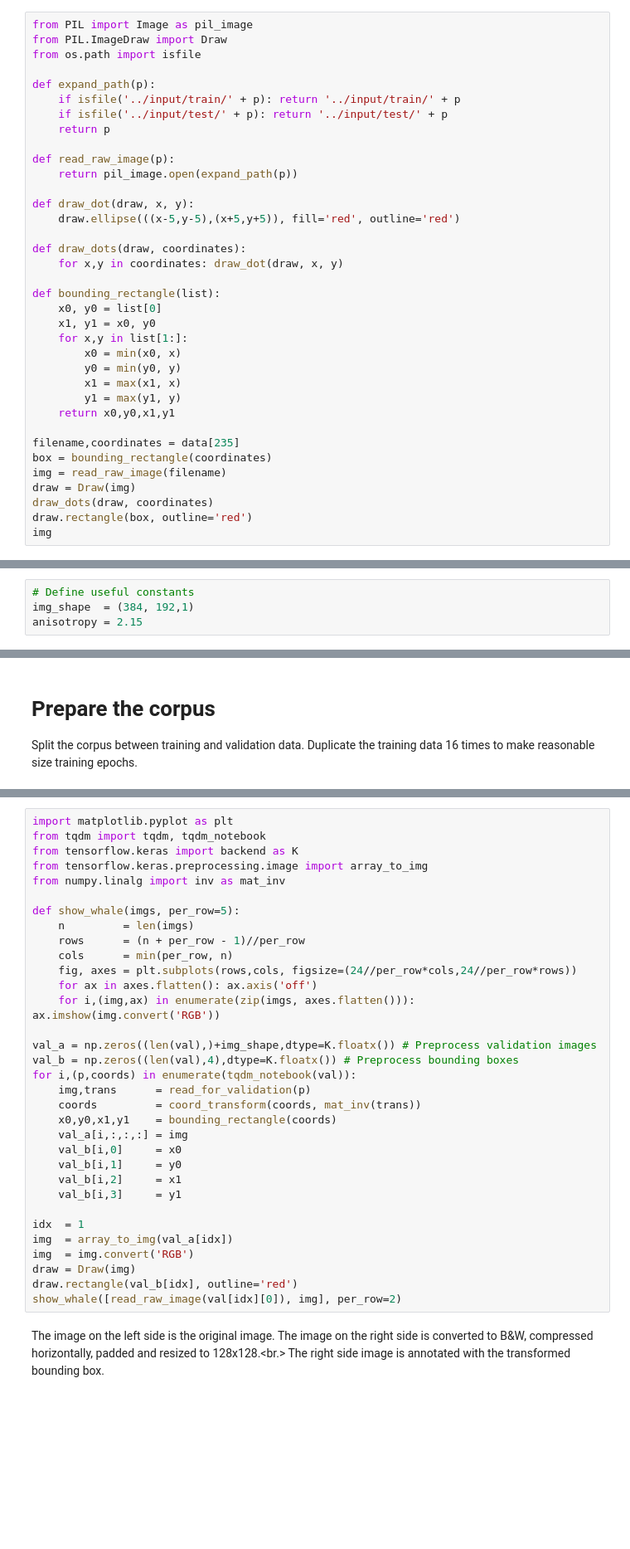
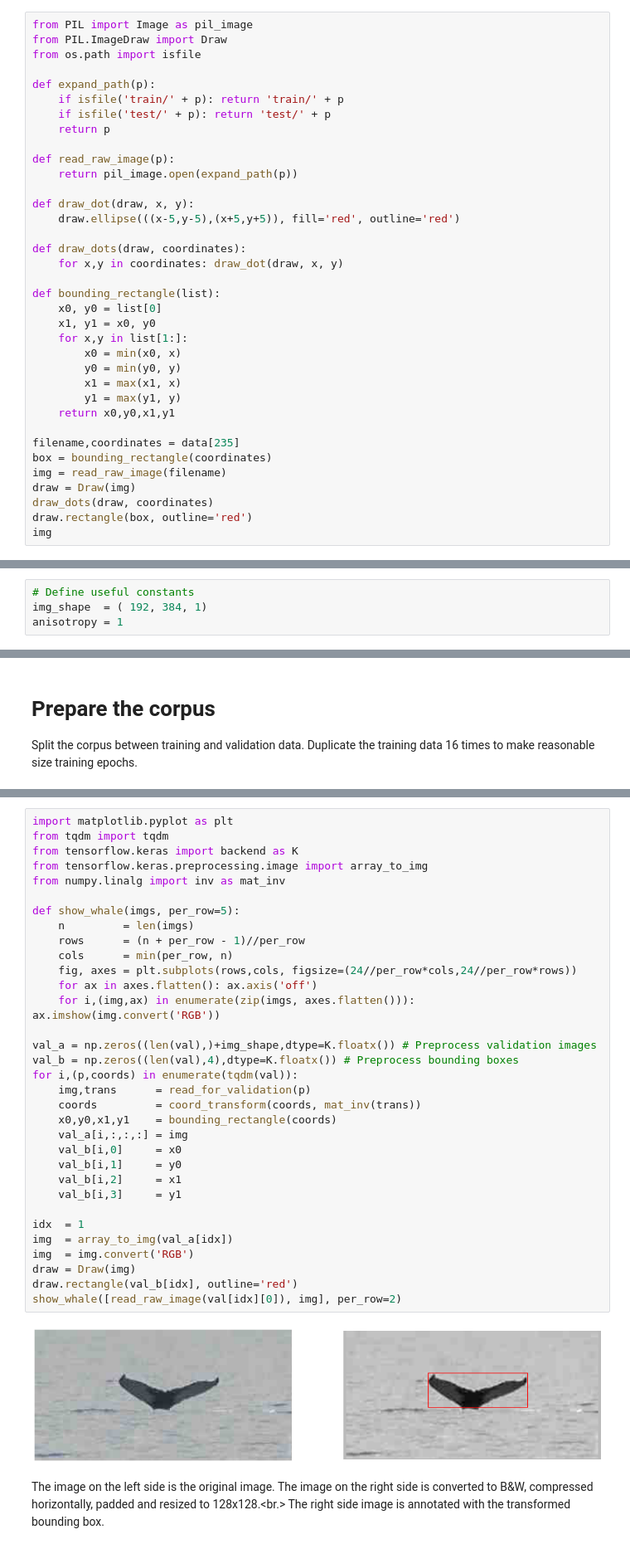
Before and after one commit to philippschw/whale_pytorch, a Jupyter notebook: bboxs/bounding-box-model.ipynb, the cells around one changed output, grey strips where cells are left out. Shown at 83% size. Saved outputs shown, nothing was run; the diff lists cells and outputs as text; blank space fills up the shorter version.

```diff
--- a/bboxs/bounding-box-model.ipynb
+++ b/bboxs/bounding-box-model.ipynb
@@ -45,8 +45,8 @@ from PIL.ImageDraw import Draw
 from os.path import isfile
 
 def expand_path(p):
-    if isfile('../input/train/' + p): return '../input/train/' + p
-    if isfile('../input/test/' + p): return '../input/test/' + p
+    if isfile('train/' + p): return 'train/' + p
+    if isfile('test/' + p): return 'test/' + p
     return p
 
 def read_raw_image(p):
@@ -96,7 +90,7 @@ sdfsd
 # %%
 # Define useful constants
-img_shape  = (384, 192,1)
-anisotropy = 2.15
+img_shape  = ( 192, 384, 1)
+anisotropy = 1
 # %%
 import random
 import numpy as np
@@ -195,36 +189,38 @@ len(train),len(val)
 # %%
 import matplotlib.pyplot as plt
-from tqdm import tqdm, tqdm_notebook
+from tqdm import tqdm
 from tensorflow.keras import backend as K
 from tensorflow.keras.preprocessing.image import array_to_img
 from numpy.linalg import inv as mat_inv
 
 def show_whale(imgs, per_row=5):
     n         = len(imgs)
     rows      = (n + per_row - 1)//per_row
     cols      = min(per_row, n)
     fig, axes = plt.subplots(rows,cols, figsize=(24//per_row*cols,24//per_row*rows))
     for ax in axes.flatten(): ax.axis('off')
     for i,(img,ax) in enumerate(zip(imgs, axes.flatten())): ax.imshow(img.convert('RGB'))
 
 val_a = np.zeros((len(val),)+img_shape,dtype=K.floatx()) # Preprocess validation images
 val_b = np.zeros((len(val),4),dtype=K.floatx()) # Preprocess bounding boxes
-for i,(p,coords) in enumerate(tqdm_notebook(val)):
+for i,(p,coords) in enumerate(tqdm(val)):
     img,trans      = read_for_validation(p)
     coords         = coord_transform(coords, mat_inv(trans))
     x0,y0,x1,y1    = bounding_rectangle(coords)
     val_a[i,:,:,:] = img
     val_b[i,0]     = x0
     val_b[i,1]     = y0
     val_b[i,2]     = x1
     val_b[i,3]     = y1
 
 idx  = 1
 img  = array_to_img(val_a[idx])
 img  = img.convert('RGB')
 draw = Draw(img)
 draw.rectangle(val_b[idx], outline='red')
 show_whale([read_raw_image(val[idx][0]), img], per_row=2)
+# %% [output]
+[figure, added]
 # %% [markdown]
 The image on the left side is the original image. The image on the right side is converted to B&W, compressed horizontally, padded and resized to 128x128.<br.>
 The right side image is annotated with the transformed bounding box.
```
Also changed, not shown: parts of 22 cells of this notebook, 8 other files.
